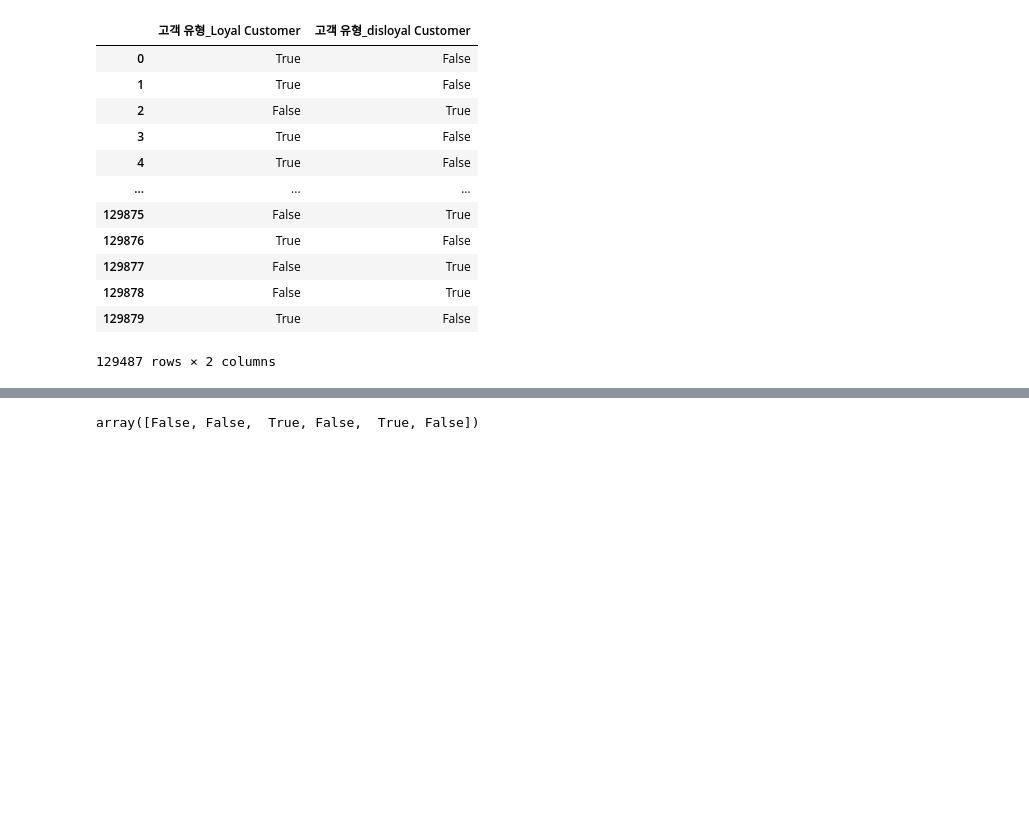
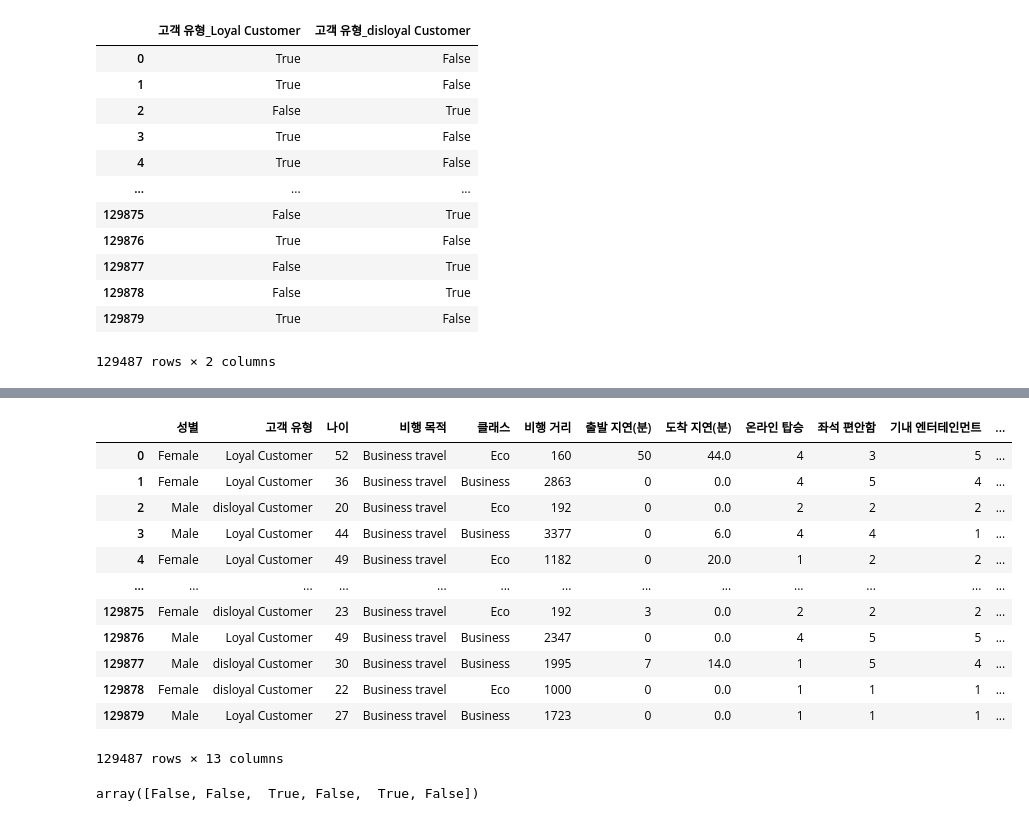
Before and after one commit to GoEnding/Airline-Satisfaction, a Jupyter notebook: air_dir.ipynb, the cells around one changed output, grey strips where cells are left out. Cells and saved outputs as stored; diff of their text form; code cells hidden in the pictures; blank space fills up the shorter version.

```diff
--- a/air_dir.ipynb
+++ b/air_dir.ipynb
@@ -114,0 +109,6 @@ df.loc[df3['기내 와이파이 서비스'] > 3 , ]
+# %%
+df4['탑승 서비스'] = df['탑승 서비스']
+# %%
+df4['다리 공간 서비스'] = df['다리 공간 서비스']
+# %%
+df4['만족도'] = df['만족도']
@@ -115,3 +117,21 @@ df.loc[df3['기내 와이파이 서비스'] > 3 , ]
+# %%
+df4.drop(labels='만족도',axis=1,inplace=True)
+# %%
+df4
+# %% [output]
+|  | 성별 | 고객 유형 | 나이 | 비행 목적 | 클래스 | 비행 거리 | 출발 지연(분) | 도착 지연(분) | 온라인 탑승 | 좌석 편안함 | 기내 엔터테인먼트 | ... |
+| 0 | Female | Loyal Customer | 52 | Business travel | Eco | 160 | 50 | 44.0 | 4 | 3 | 5 | ... |
+| 1 | Female | Loyal Customer | 36 | Business travel | Business | 2863 | 0 | 0.0 | 4 | 5 | 4 | ... |
+| 2 | Male | disloyal Customer | 20 | Business travel | Eco | 192 | 0 | 0.0 | 2 | 2 | 2 | ... |
+| 3 | Male | Loyal Customer | 44 | Business travel | Business | 3377 | 0 | 6.0 | 4 | 4 | 1 | ... |
+| 4 | Female | Loyal Customer | 49 | Business travel | Eco | 1182 | 0 | 20.0 | 1 | 2 | 2 | ... |
+| ... | ... | ... | ... | ... | ... | ... | ... | ... | ... | ... | ... | ... |
+| 129875 | Female | disloyal Customer | 23 | Business travel | Eco | 192 | 3 | 0.0 | 2 | 2 | 2 | ... |
+| 129876 | Male | Loyal Customer | 49 | Business travel | Business | 2347 | 0 | 0.0 | 4 | 5 | 5 | ... |
+| 129877 | Male | disloyal Customer | 30 | Business travel | Business | 1995 | 7 | 14.0 | 1 | 5 | 4 | ... |
+| 129878 | Female | disloyal Customer | 22 | Business travel | Eco | 1000 | 0 | 0.0 | 1 | 1 | 1 | ... |
+| 129879 | Male | Loyal Customer | 27 | Business travel | Business | 1723 | 0 | 0.0 | 1 | 1 | 1 | ... |
+129487 rows × 13 columns
 # %%
 df3['기내 와이파이 서비스'].value_counts().index > 3
 # %% [output]
```
Also changed, not shown: parts of 28 cells of this notebook, 15 other files.
